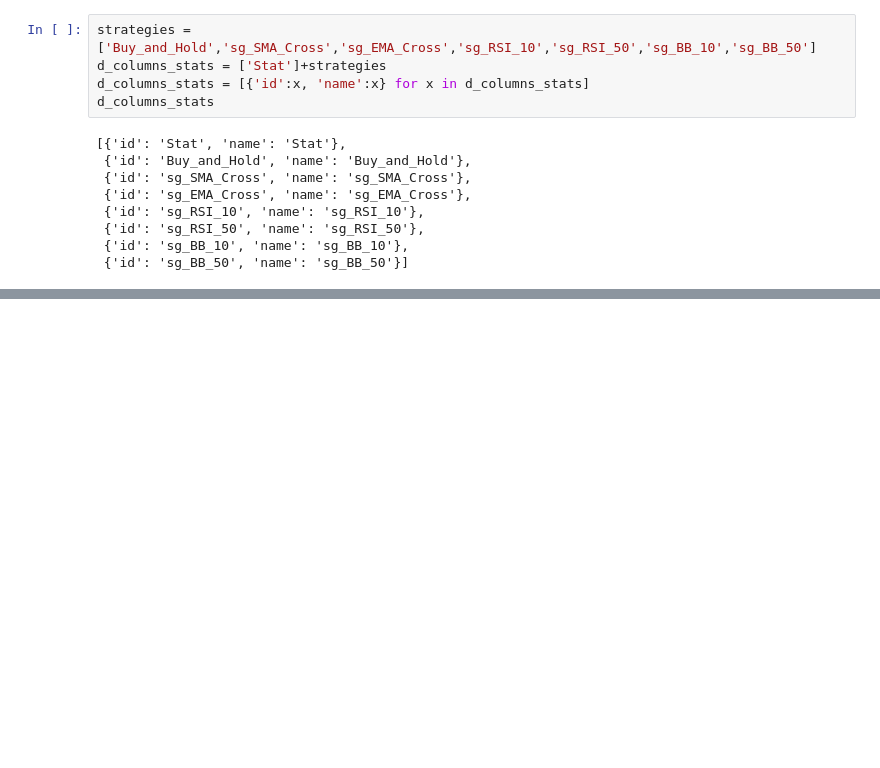
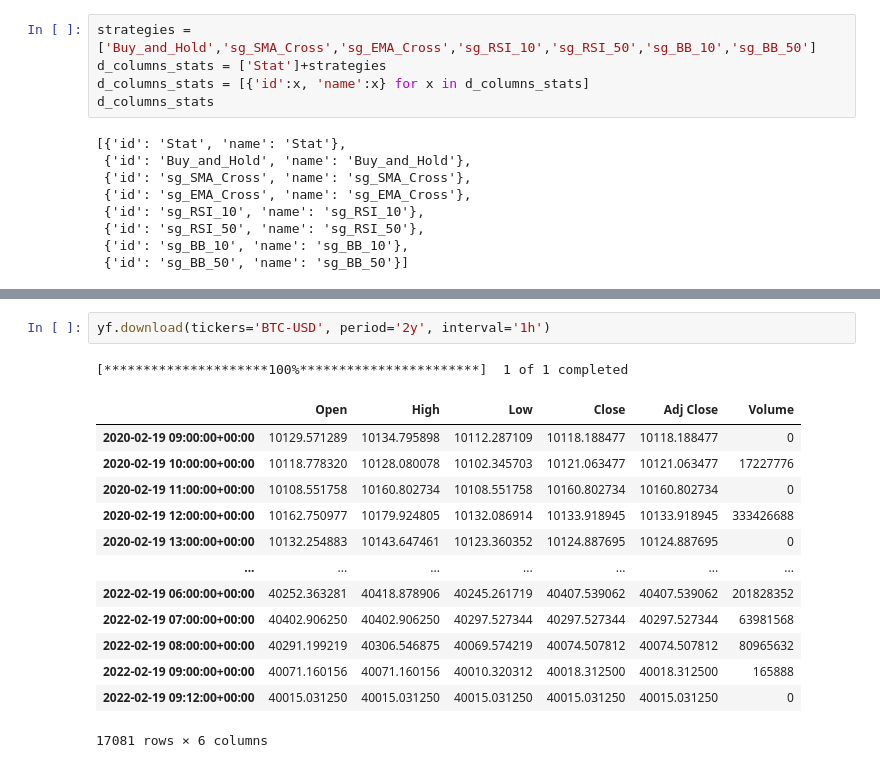
Before and after one commit to sjuanandres0/Chewbacca, a Jupyter notebook: chewie_playground.ipynb, the cells around one changed output, grey strips where cells are left out. Cells and saved outputs as stored; diff of their text form; blank space fills up the shorter version.

```diff
--- a/chewie_playground.ipynb
+++ b/chewie_playground.ipynb
@@ -451,0 +475,17 @@ d_columns_stats
+# %%
+yf.download(tickers='BTC-USD', period='2y', interval='1h')
+# %% [output]
+[*********************100%***********************]  1 of 1 completed
+|  | Open | High | Low | Close | Adj Close | Volume |
+| 2020-02-19 09:00:00+00:00 | 10129.571289 | 10134.795898 | 10112.287109 | 10118.188477 | 10118.188477 | 0 |
+| 2020-02-19 10:00:00+00:00 | 10118.778320 | 10128.080078 | 10102.345703 | 10121.063477 | 10121.063477 | 17227776 |
+| 2020-02-19 11:00:00+00:00 | 10108.551758 | 10160.802734 | 10108.551758 | 10160.802734 | 10160.802734 | 0 |
+| 2020-02-19 12:00:00+00:00 | 10162.750977 | 10179.924805 | 10132.086914 | 10133.918945 | 10133.918945 | 333426688 |
+| 2020-02-19 13:00:00+00:00 | 10132.254883 | 10143.647461 | 10123.360352 | 10124.887695 | 10124.887695 | 0 |
+| ... | ... | ... | ... | ... | ... | ... |
+| 2022-02-19 06:00:00+00:00 | 40252.363281 | 40418.878906 | 40245.261719 | 40407.539062 | 40407.539062 | 201828352 |
+| 2022-02-19 07:00:00+00:00 | 40402.906250 | 40402.906250 | 40297.527344 | 40297.527344 | 40297.527344 | 63981568 |
+| 2022-02-19 08:00:00+00:00 | 40291.199219 | 40306.546875 | 40069.574219 | 40074.507812 | 40074.507812 | 80965632 |
+| 2022-02-19 09:00:00+00:00 | 40071.160156 | 40071.160156 | 40010.320312 | 40018.312500 | 40018.312500 | 165888 |
+| 2022-02-19 09:12:00+00:00 | 40015.031250 | 40015.031250 | 40015.031250 | 40015.031250 | 40015.031250 | 0 |
+17081 rows × 6 columns
```
Also changed, not shown: parts of 18 cells of this notebook, 1 other file.
